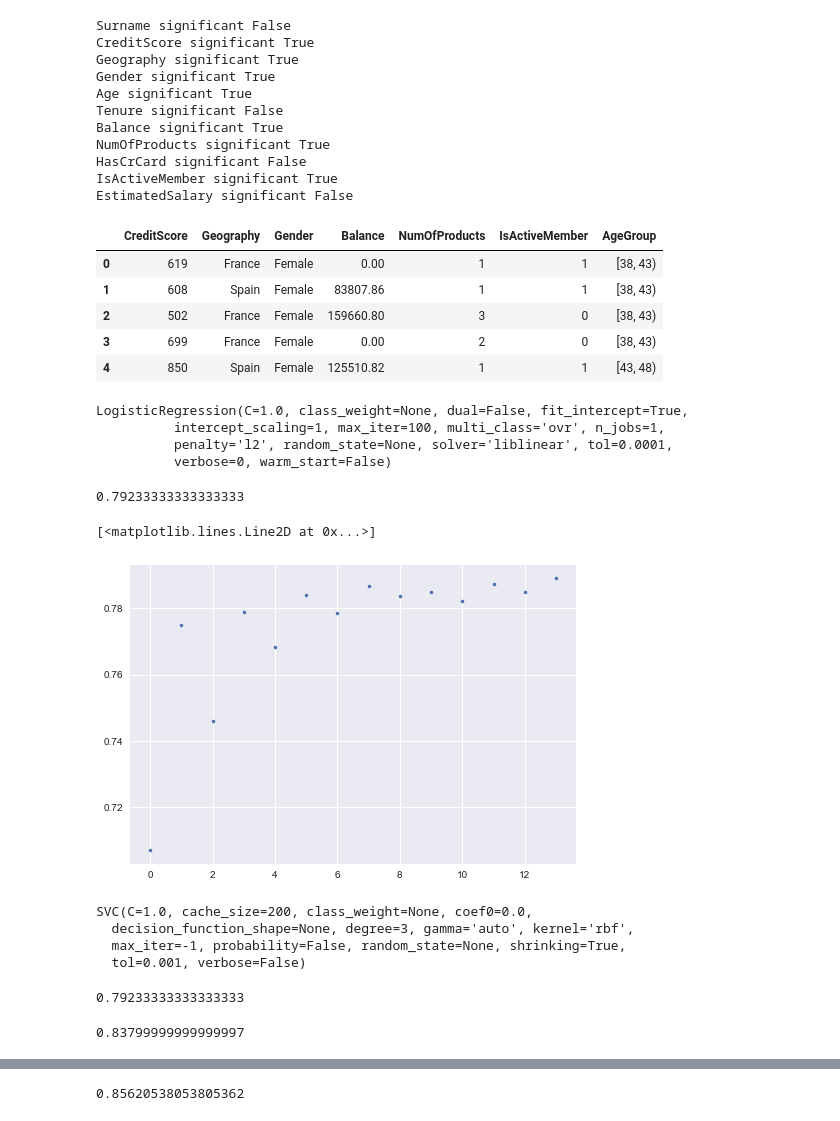
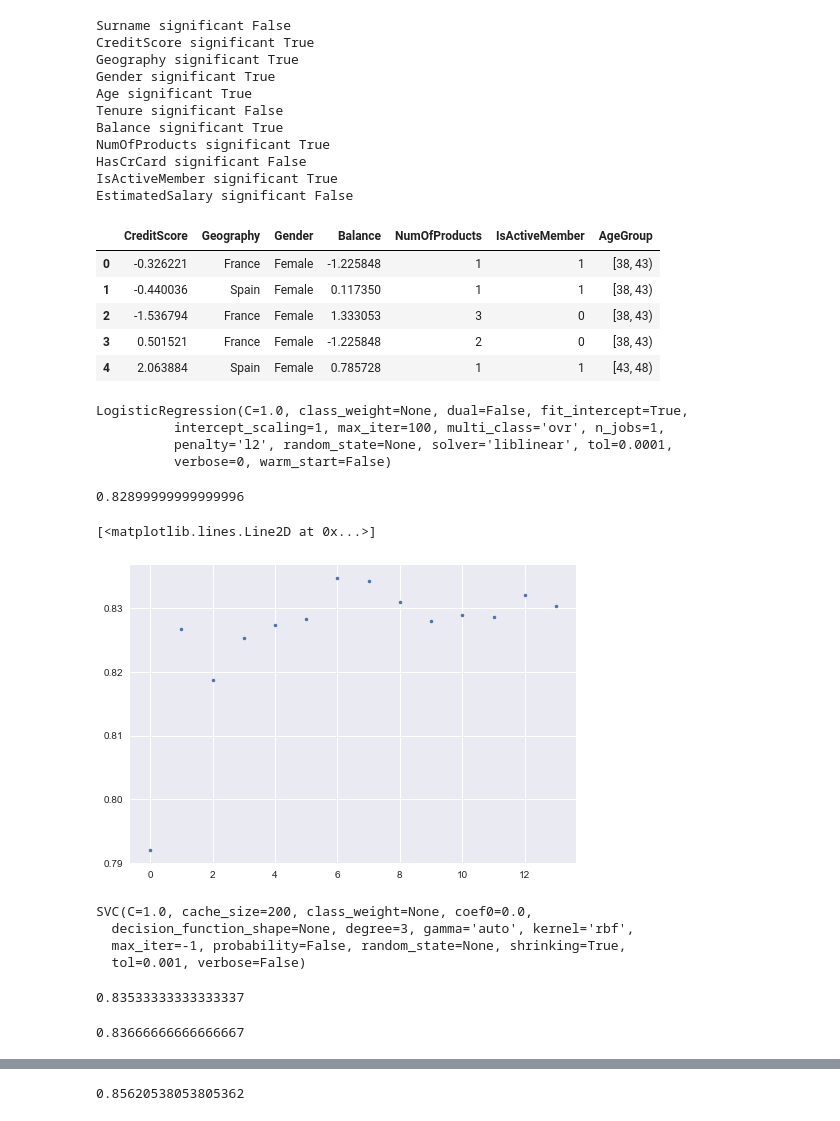
Before and after one commit to george-and-miller/data-science, a Jupyter notebook: Udemy A-Z Data Science.ipynb, the cells around one changed output, grey strips where cells are left out. Drawn from its saved outputs; the diff is of its cells as text; code cells hidden in the pictures.

```diff
--- a/Udemy A-Z Data Science.ipynb
+++ b/Udemy A-Z Data Science.ipynb
@@ -239,15 +240,16 @@ EstimatedSalary significant False
 # %%
 cols = ['Surname', 'Tenure', 'HasCrCard', 'EstimatedSalary', 'Validation', 'Exited', 'Age']
 target = banking_data['Exited']
 data = banking_data.drop(cols, axis=1)
+data[['CreditScore', 'Balance']] = pre.scale(data[['CreditScore', 'Balance']])
 data.head()
 # %% [output]
 |  | CreditScore | Geography | Gender | Balance | NumOfProducts | IsActiveMember | AgeGroup |
-| 0 | 619 | France | Female | 0.00 | 1 | 1 | [38, 43) |
-| 1 | 608 | Spain | Female | 83807.86 | 1 | 1 | [38, 43) |
-| 2 | 502 | France | Female | 159660.80 | 3 | 0 | [38, 43) |
-| 3 | 699 | France | Female | 0.00 | 2 | 0 | [38, 43) |
-| 4 | 850 | Spain | Female | 125510.82 | 1 | 1 | [43, 48) |
+| 0 | -0.326221 | France | Female | -1.225848 | 1 | 1 | [38, 43) |
+| 1 | -0.440036 | Spain | Female | 0.117350 | 1 | 1 | [38, 43) |
+| 2 | -1.536794 | France | Female | 1.333053 | 3 | 0 | [38, 43) |
+| 3 | 0.501521 | France | Female | -1.225848 | 2 | 0 | [38, 43) |
+| 4 | 2.063884 | Spain | Female | 0.785728 | 1 | 1 | [43, 48) |
 # %%
 data=pd.get_dummies(data)
 # %%
@@ -264,7 +266,7 @@ LogisticRegression(C=1.0, class_weight=None, dual=False, fit_intercept=True,
 # %%
 accuracy_score(y_test, cls.predict(X_test))
 # %% [output]
-0.79233333333333333
+0.82899999999999996
 # %%
 acc = []
 for k in range(1, 15):
@@ -275,7 +277,7 @@ for k in range(1, 15):
 plt.plot(acc, '.')
 # %% [output]
 [<matplotlib.lines.Line2D at 0x...>]
-[figure, old version]
+[figure, new version]
 # %%
 cls = SVC()
 cls.fit(X_train, y_train)
@@ -287,13 +289,13 @@ SVC(C=1.0, cache_size=200, class_weight=None, coef0=0.0,
 # %%
 accuracy_score(y_test, cls.predict(X_test))
 # %% [output]
-0.79233333333333333
+0.83533333333333337
 # %%
 cls = DecisionTreeClassifier(max_depth=5)
 cls.fit(X_train, y_train)
 accuracy_score(y_test, cls.predict(X_test))
 # %% [output]
-0.83799999999999997
+0.83666666666666667
 # %%
 acc = []
 for n in range(1, 20):
```
Also changed, not shown: parts of 7 cells of this notebook.
